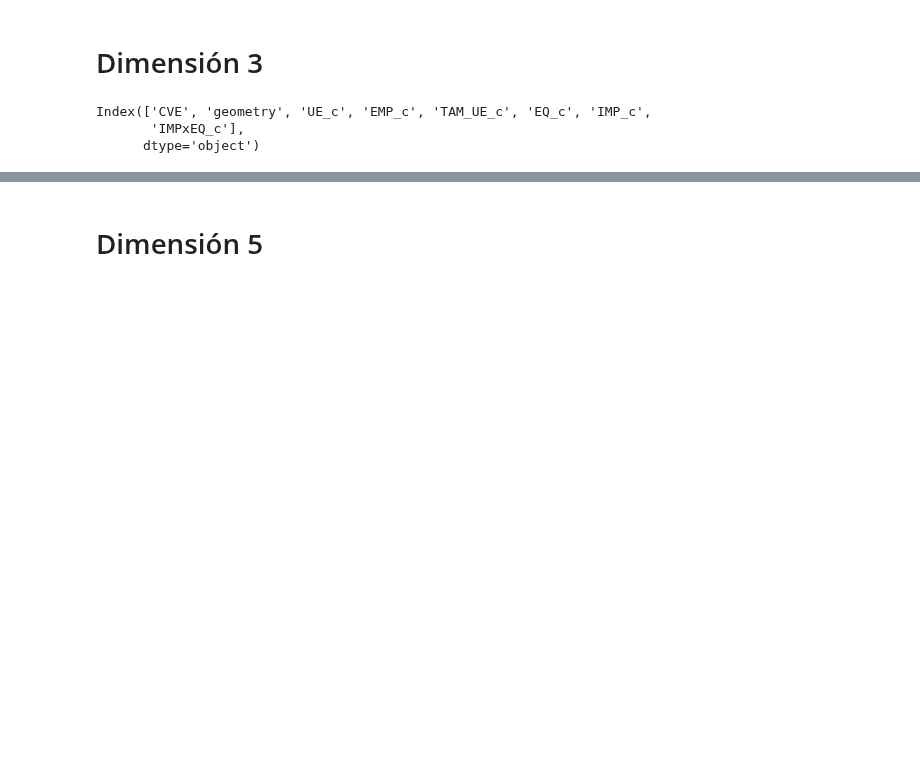
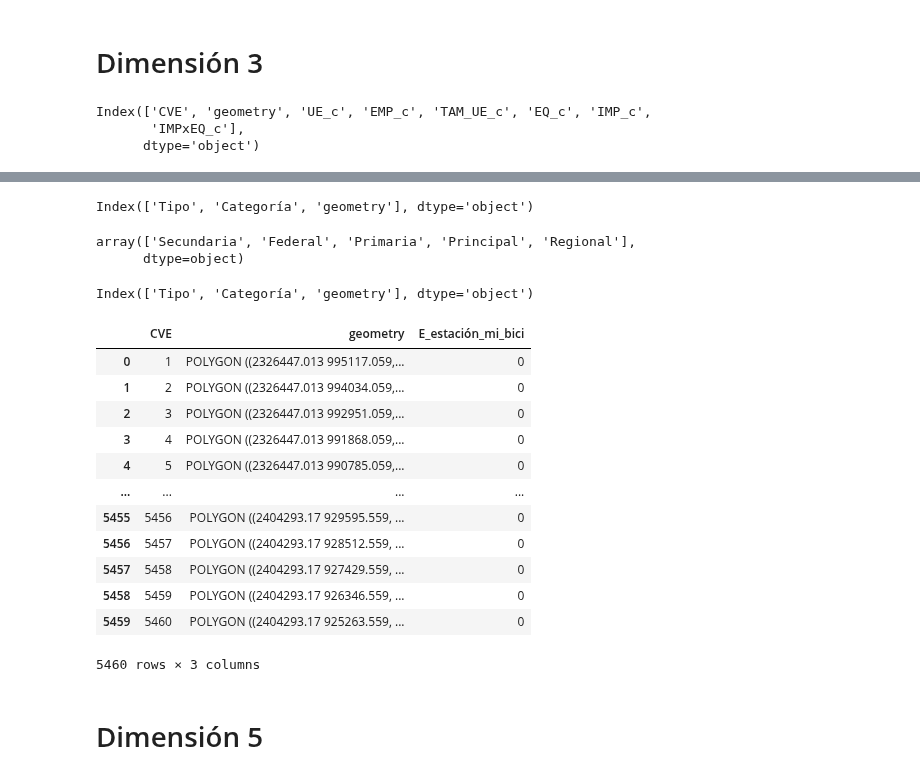
Before and after one commit to unpesodecambio/DAL-LABORATORY, a Jupyter notebook: notebooks/3_Grid_ponderado.ipynb, the cells around one changed output, grey strips where cells are left out. Drawn from its saved outputs; the diff is of its cells as text; code cells hidden in the pictures; blank space fills up the shorter version.

```diff
--- a/notebooks/3_Grid_ponderado.ipynb
+++ b/notebooks/3_Grid_ponderado.ipynb
@@ -209,0 +227,5 @@ grid_gdf.to_file(ruta_salida, layer= '3_D3_Competencia', driver="GPKG")
+# %%
+grid_gdf =   gpd.read_file(ruta_grid, layer = "grid_1250_v2")
+
+mov_l =   gpd.read_file(ruta_datos, layer = "2_D4_movilidad_lineas")
+mov_p = gpd.read_file(ruta_datos, layer = "2_D4_movilidad_puntos")
@@ -209,0 +236,9 @@ grid_gdf.to_file(ruta_salida, layer= '3_D3_Competencia', driver="GPKG")
+# %%
+mov_l.columns
+# %% [output]
+Index(['Tipo', 'Categoría', 'geometry'], dtype='object')
+# %%
+mov_l[mov_l['Tipo']=='Vialidad']['Categoría'].unique()
+# %% [output]
+array(['Secundaria', 'Federal', 'Primaria', 'Principal', 'Regional'],
+      dtype=object)
@@ -209,0 +357,4 @@ grid_gdf.to_file(ruta_salida, layer= '3_D3_Competencia', driver="GPKG")
+# %%
+mov_p.columns
+# %% [output]
+Index(['Tipo', 'Categoría', 'geometry'], dtype='object')
@@ -210,3 +385,19 @@ grid_gdf.to_file(ruta_salida, layer= '3_D3_Competencia', driver="GPKG")
+# %%
+grid_gdf
+# %% [output]
+|  | CVE | geometry | E_estación_mi_bici |
+| 0 | 1 | POLYGON ((2326447.013 995117.059,... | 0 |
+| 1 | 2 | POLYGON ((2326447.013 994034.059,... | 0 |
+| 2 | 3 | POLYGON ((2326447.013 992951.059,... | 0 |
+| 3 | 4 | POLYGON ((2326447.013 991868.059,... | 0 |
+| 4 | 5 | POLYGON ((2326447.013 990785.059,... | 0 |
+| ... | ... | ... | ... |
+| 5455 | 5456 | POLYGON ((2404293.17 929595.559, ... | 0 |
+| 5456 | 5457 | POLYGON ((2404293.17 928512.559, ... | 0 |
+| 5457 | 5458 | POLYGON ((2404293.17 927429.559, ... | 0 |
+| 5458 | 5459 | POLYGON ((2404293.17 926346.559, ... | 0 |
+| 5459 | 5460 | POLYGON ((2404293.17 925263.559, ... | 0 |
+5460 rows × 3 columns
 # %% [markdown]
 # Dimensión 5
 # %%
```
Also changed, not shown: parts of 25 cells of this notebook.
